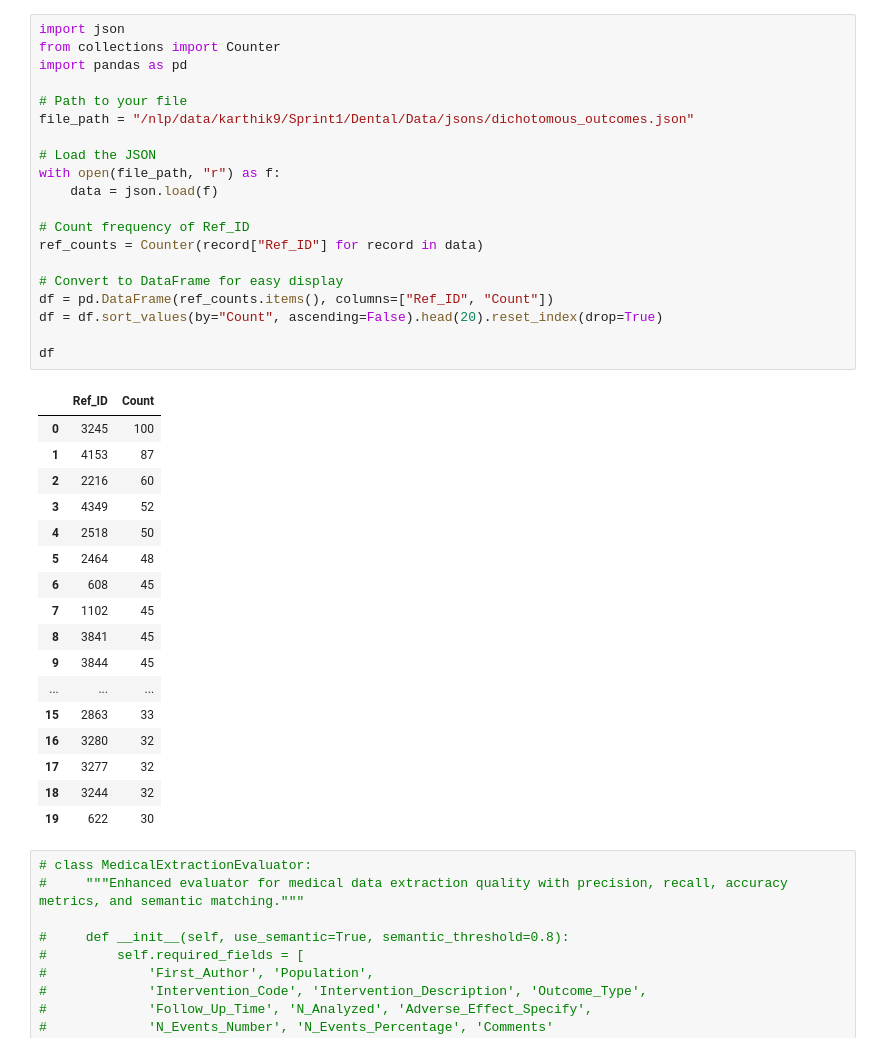
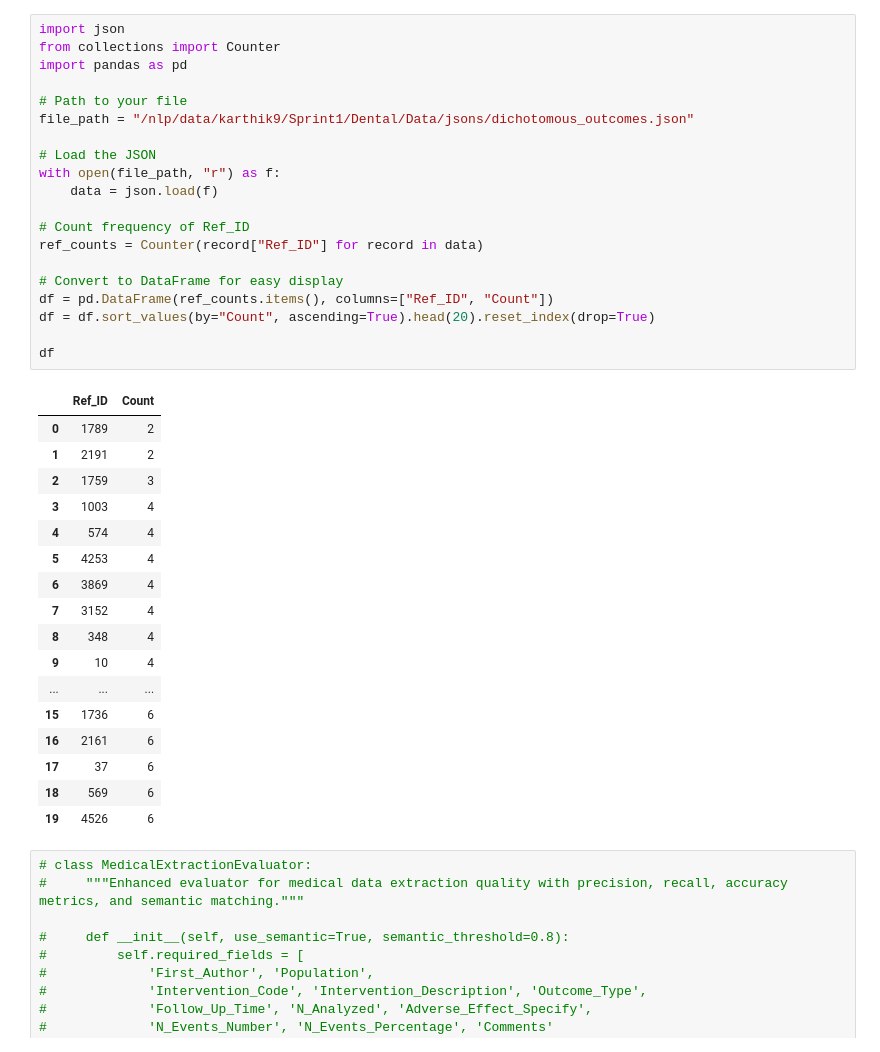
Before and after one commit to karthik-strikes/DSPy_extraction_working_notebooks, a Jupyter notebook: test.ipynb, the cells around one changed output. Drawn from its saved outputs; the diff is of its cells as text.

```diff
--- a/test.ipynb
+++ b/test.ipynb
@@ -1,41 +1,41 @@
 # %%
 import json
 from collections import Counter
 import pandas as pd
 
 # Path to your file
 file_path = "/nlp/data/karthik9/Sprint1/Dental/Data/jsons/dichotomous_outcomes.json"
 
 # Load the JSON
 with open(file_path, "r") as f:
     data = json.load(f)
 
 # Count frequency of Ref_ID
 ref_counts = Counter(record["Ref_ID"] for record in data)
 
 # Convert to DataFrame for easy display
 df = pd.DataFrame(ref_counts.items(), columns=["Ref_ID", "Count"])
-df = df.sort_values(by="Count", ascending=False).head(20).reset_index(drop=True)
+df = df.sort_values(by="Count", ascending=True).head(20).reset_index(drop=True)
 
 df
 # %% [output]
 |  | Ref_ID | Count |
-| 0 | 3245 | 100 |
-| 1 | 4153 | 87 |
-| 2 | 2216 | 60 |
-| 3 | 4349 | 52 |
-| 4 | 2518 | 50 |
-| 5 | 2464 | 48 |
-| 6 | 608 | 45 |
-| 7 | 1102 | 45 |
-| 8 | 3841 | 45 |
-| 9 | 3844 | 45 |
+| 0 | 1789 | 2 |
+| 1 | 2191 | 2 |
+| 2 | 1759 | 3 |
+| 3 | 1003 | 4 |
+| 4 | 574 | 4 |
+| 5 | 4253 | 4 |
+| 6 | 3869 | 4 |
+| 7 | 3152 | 4 |
+| 8 | 348 | 4 |
+| 9 | 10 | 4 |
 | ... | ... | ... |
-| 15 | 2863 | 33 |
-| 16 | 3280 | 32 |
-| 17 | 3277 | 32 |
-| 18 | 3244 | 32 |
-| 19 | 622 | 30 |
+| 15 | 1736 | 6 |
+| 16 | 2161 | 6 |
+| 17 | 37 | 6 |
+| 18 | 569 | 6 |
+| 19 | 4526 | 6 |
 # %%
 # class MedicalExtractionEvaluator:
 #     """Enhanced evaluator for medical data extraction quality with precision, recall, accuracy metrics, and semantic matching."""
```
Also changed, not shown: 6 other files.
